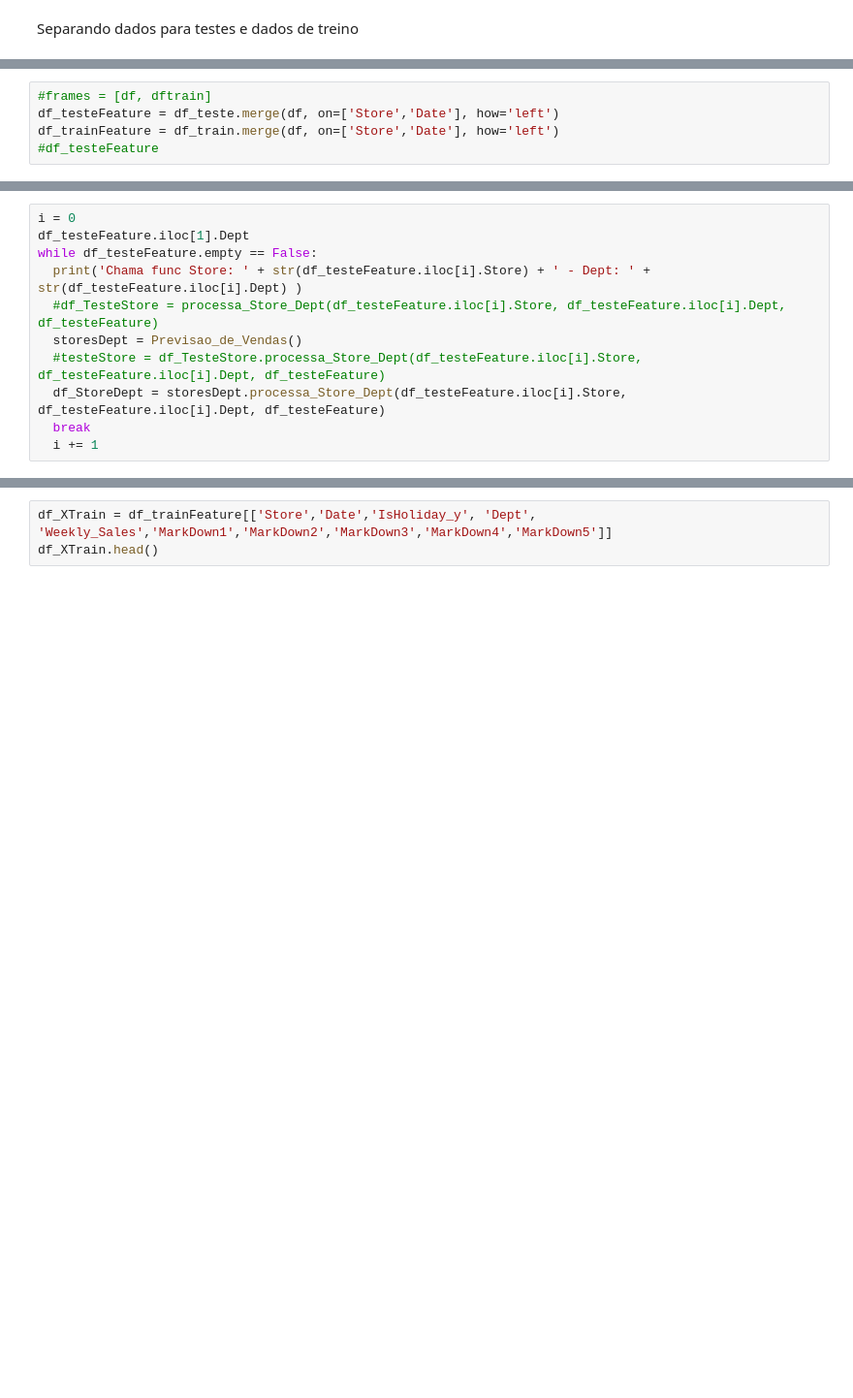
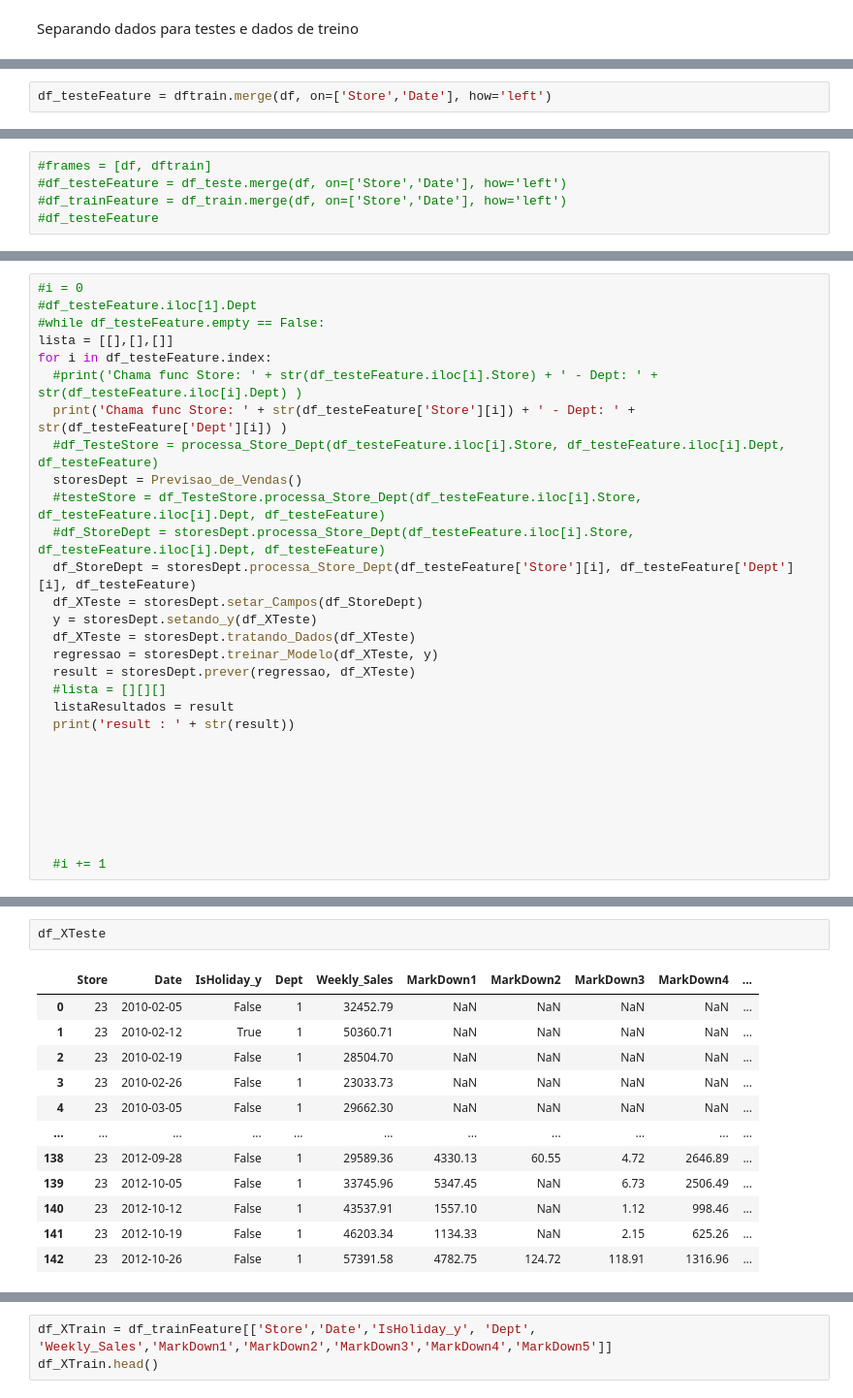
Before and after one commit to robsonbfreitas/TrabalhoFinal, a Jupyter notebook: TrabalhoFinalV2.ipynb, the cells around one changed output, grey strips where cells are left out. Shown at 97% size. Drawn from its saved outputs; the diff is of its cells as text; blank space fills up the shorter version.

```diff
--- a/TrabalhoFinalV2.ipynb
+++ b/TrabalhoFinalV2.ipynb
@@ -54,0 +77,2 @@ df_train.shape
+# %%
+df_testeFeature = dftrain.merge(df, on=['Store','Date'], how='left')
@@ -55,5 +88,5 @@ df_train.shape
 # %%
 #frames = [df, dftrain]
-df_testeFeature = df_teste.merge(df, on=['Store','Date'], how='left')
-df_trainFeature = df_train.merge(df, on=['Store','Date'], how='left')
+#df_testeFeature = df_teste.merge(df, on=['Store','Date'], how='left')
+#df_trainFeature = df_train.merge(df, on=['Store','Date'], how='left')
 #df_testeFeature
@@ -60,12 +95,30 @@ df_trainFeature = df_train.merge(df, on=['Store','Date'], how='left')
 # %%
-i = 0
-df_testeFeature.iloc[1].Dept
-while df_testeFeature.empty == False:
-  print('Chama func Store: ' + str(df_testeFeature.iloc[i].Store) + ' - Dept: ' + str(df_testeFeature.iloc[i].Dept) )
+#i = 0
+#df_testeFeature.iloc[1].Dept
+#while df_testeFeature.empty == False:
+lista = [[],[],[]]
+for i in df_testeFeature.index:
+  #print('Chama func Store: ' + str(df_testeFeature.iloc[i].Store) + ' - Dept: ' + str(df_testeFeature.iloc[i].Dept) )
+  print('Chama func Store: ' + str(df_testeFeature['Store'][i]) + ' - Dept: ' + str(df_testeFeature['Dept'][i]) )
   #df_TesteStore = processa_Store_Dept(df_testeFeature.iloc[i].Store, df_testeFeature.iloc[i].Dept, df_testeFeature)
   storesDept = Previsao_de_Vendas()
   #testeStore = df_TesteStore.processa_Store_Dept(df_testeFeature.iloc[i].Store, df_testeFeature.iloc[i].Dept, df_testeFeature)
-  df_StoreDept = storesDept.processa_Store_Dept(df_testeFeature.iloc[i].Store, df_testeFeature.iloc[i].Dept, df_testeFeature)
-  break
-  i += 1
+  #df_StoreDept = storesDept.processa_Store_Dept(df_testeFeature.iloc[i].Store, df_testeFeature.iloc[i].Dept, df_testeFeature)
+  df_StoreDept = storesDept.processa_Store_Dept(df_testeFeature['Store'][i], df_testeFeature['Dept'][i], df_testeFeature)
+  df_XTeste = storesDept.setar_Campos(df_StoreDept)
+  y = storesDept.setando_y(df_XTeste)
+  df_XTeste = storesDept.tratando_Dados(df_XTeste)
+  regressao = storesDept.treinar_Modelo(df_XTeste, y)
+  result = storesDept.prever(regressao, df_XTeste)
+  #lista = [][][]
+  listaResultados = result
+  print('result : ' + str(result))
+
+
+
+
+
+
+
+  #i += 1
 # %% [output]
@@ -87,0 +154,15 @@ IndexError: ignored
+# %%
+df_XTeste
+# %% [output]
+|  | Store | Date | IsHoliday_y | Dept | Weekly_Sales | MarkDown1 | MarkDown2 | MarkDown3 | MarkDown4 | ... |
+| 0 | 23 | 2010-02-05 | False | 1 | 32452.79 | NaN | NaN | NaN | NaN | ... |
+| 1 | 23 | 2010-02-12 | True | 1 | 50360.71 | NaN | NaN | NaN | NaN | ... |
+| 2 | 23 | 2010-02-19 | False | 1 | 28504.70 | NaN | NaN | NaN | NaN | ... |
+| 3 | 23 | 2010-02-26 | False | 1 | 23033.73 | NaN | NaN | NaN | NaN | ... |
+| 4 | 23 | 2010-03-05 | False | 1 | 29662.30 | NaN | NaN | NaN | NaN | ... |
+| ... | ... | ... | ... | ... | ... | ... | ... | ... | ... | ... |
+| 138 | 23 | 2012-09-28 | False | 1 | 29589.36 | 4330.13 | 60.55 | 4.72 | 2646.89 | ... |
+| 139 | 23 | 2012-10-05 | False | 1 | 33745.96 | 5347.45 | NaN | 6.73 | 2506.49 | ... |
+| 140 | 23 | 2012-10-12 | False | 1 | 43537.91 | 1557.10 | NaN | 1.12 | 998.46 | ... |
+| 141 | 23 | 2012-10-19 | False | 1 | 46203.34 | 1134.33 | NaN | 2.15 | 625.26 | ... |
+| 142 | 23 | 2012-10-26 | False | 1 | 57391.58 | 4782.75 | 124.72 | 118.91 | 1316.96 | ... |
```
Also changed, not shown: parts of 12 cells of this notebook.
